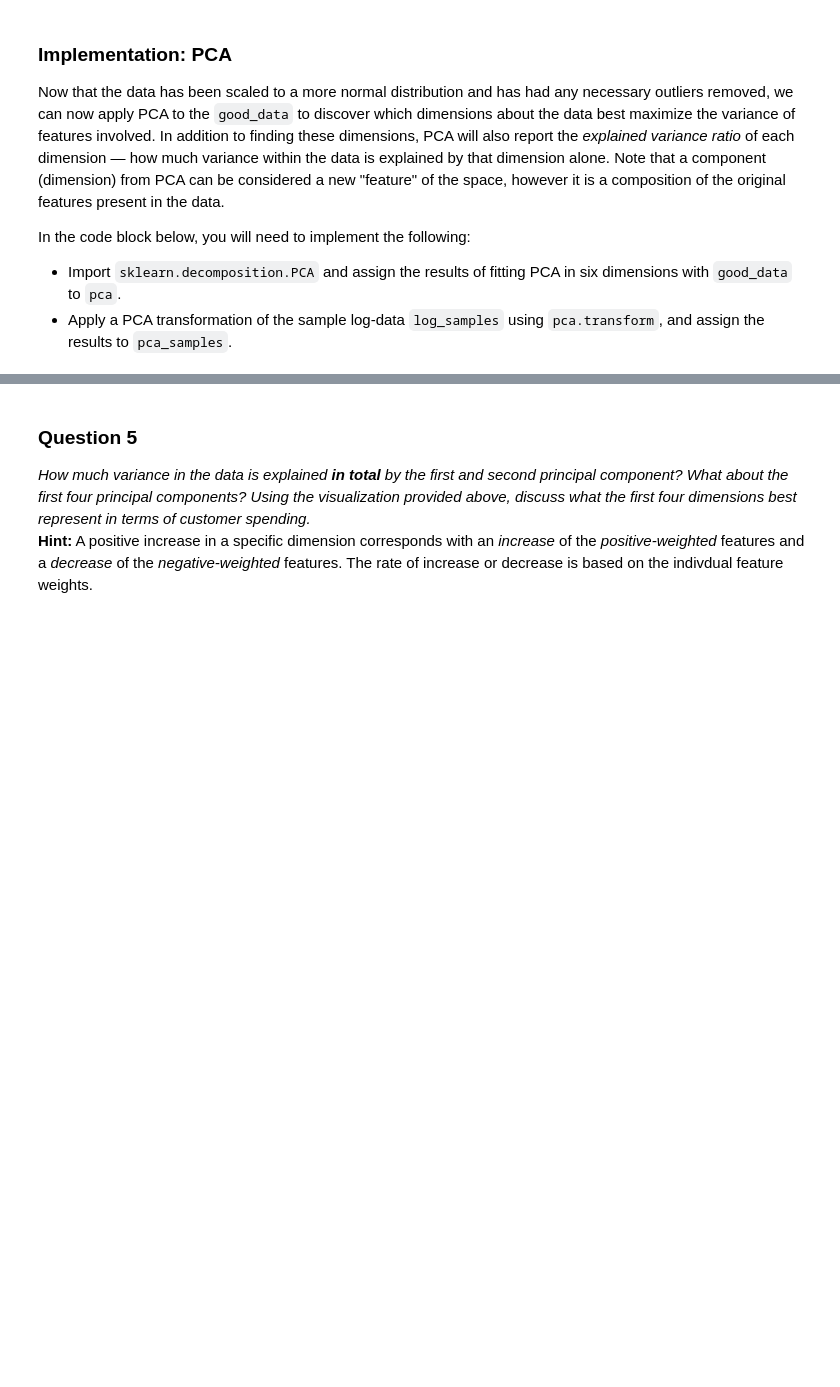
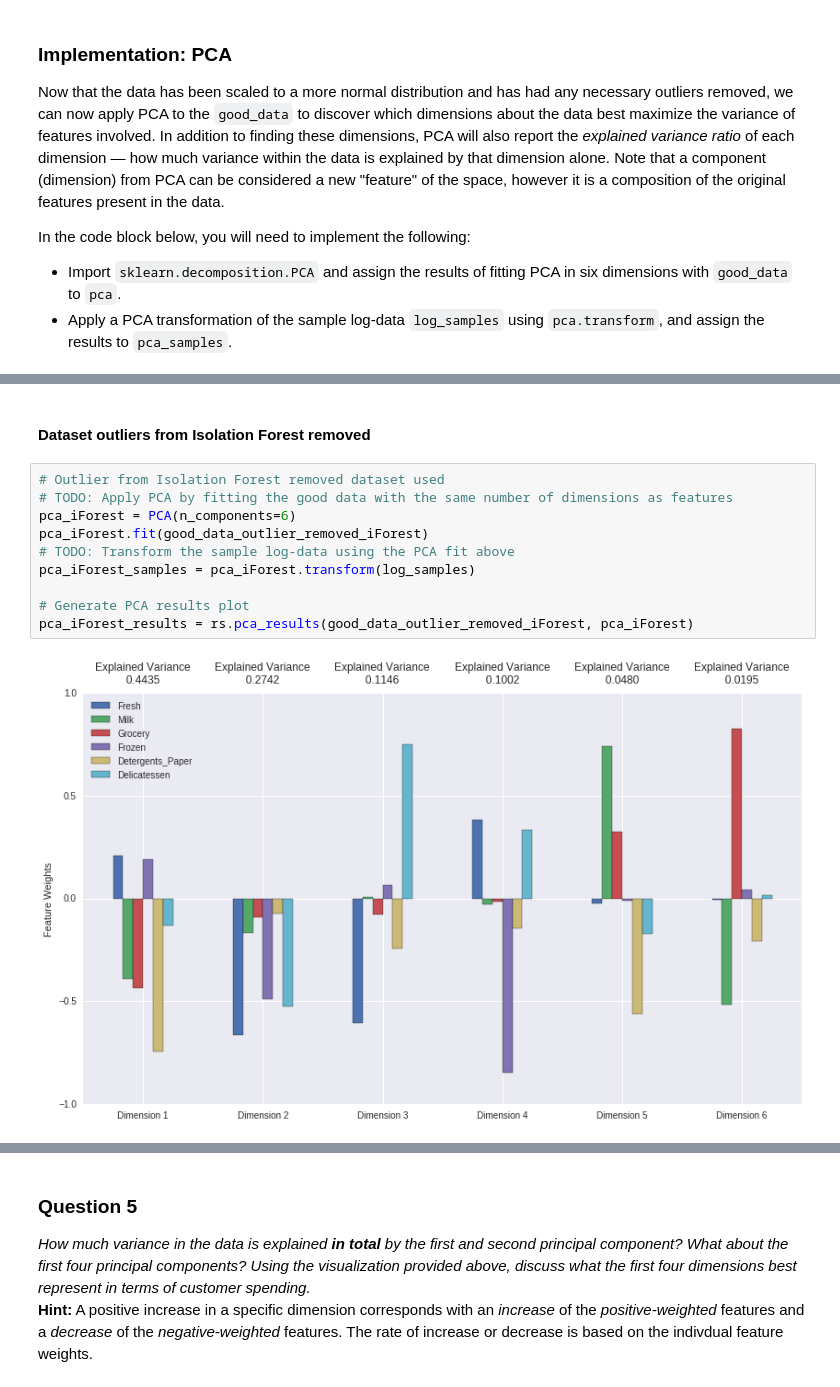
Before and after one commit to afcarl/Udacity-MLND-Project3, a Jupyter notebook: customer_segments.ipynb, the cells around one changed output, grey strips where cells are left out. Saved outputs shown, nothing was run; the diff lists cells and outputs as text; blank space fills up the shorter version.

```diff
--- a/customer_segments.ipynb
+++ b/customer_segments.ipynb
@@ -672,0 +697,14 @@ pca_results = rs.pca_results(good_data, pca)
+# %% [markdown]
+#### Dataset outliers from Isolation Forest removed
+# %%
+# Outlier from Isolation Forest removed dataset used
+# TODO: Apply PCA by fitting the good data with the same number of dimensions as features
+pca_iForest = PCA(n_components=6)
+pca_iForest.fit(good_data_outlier_removed_iForest)
+# TODO: Transform the sample log-data using the PCA fit above
+pca_iForest_samples = pca_iForest.transform(log_samples)
+
+# Generate PCA results plot
+pca_iForest_results = rs.pca_results(good_data_outlier_removed_iForest, pca_iForest)
+# %% [output]
+[figure, added]
```
Also changed, not shown: parts of 10 cells of this notebook.
